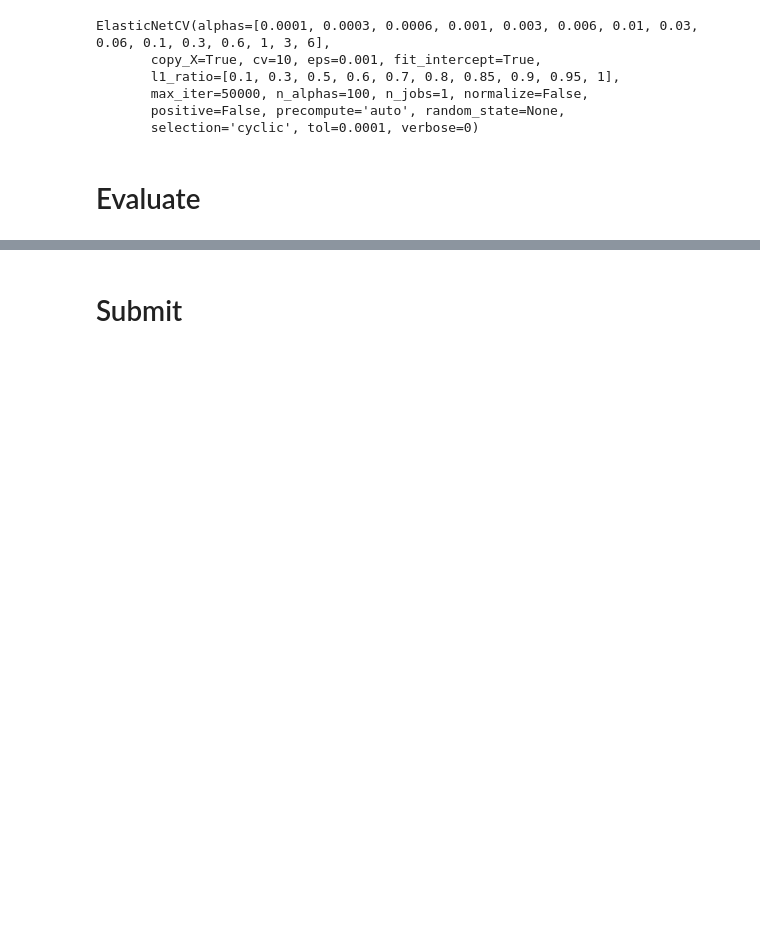
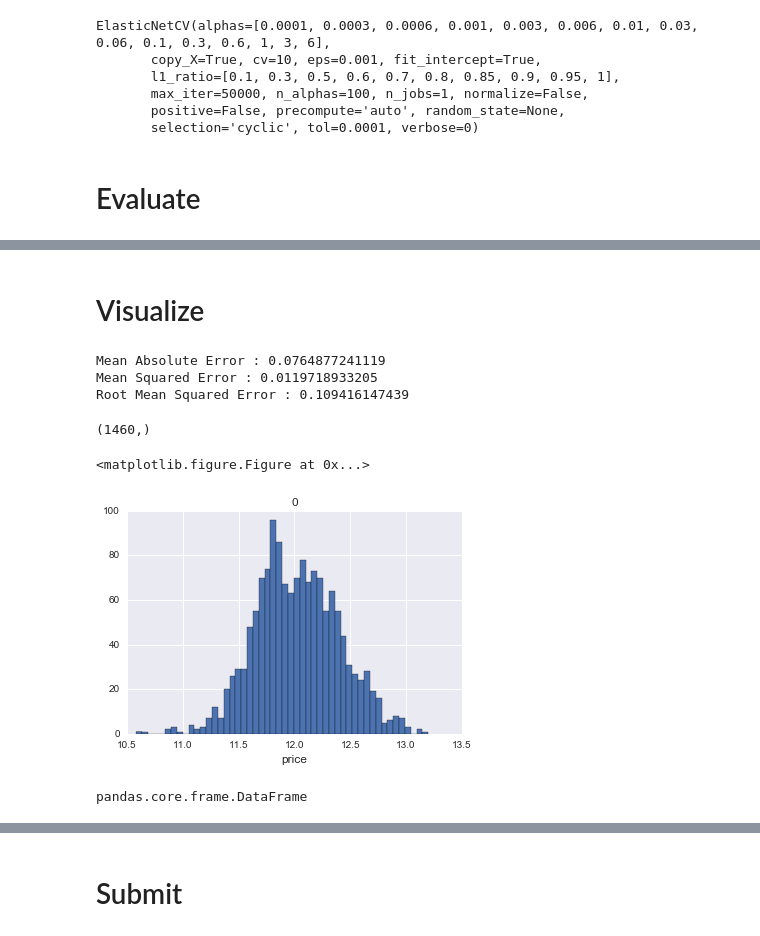
Before and after one commit to ahmadelsallab/HousePrices, a Jupyter notebook: train.ipynb, the cells around one changed output, grey strips where cells are left out. Saved outputs shown, nothing was run; the diff lists cells and outputs as text; code cells hidden in the pictures; blank space fills up the shorter version.

Commit message:
err hist plotting. A new metric is needed on the abs money amount error, not MSE nor percent error.

```diff
--- a/train.ipynb
+++ b/train.ipynb
@@ -490,0 +491,23 @@ Root Mean Squared Error : 0.119583950421
+# %% [markdown]
+# Visualize
+# %%
+predictions_train = model.predict(X)
+
+print("Mean Absolute Error : " + str(mean_absolute_error(predictions_train, y.as_matrix())))
+print("Mean Squared Error : " + str(mean_squared_error(predictions_train, y.as_matrix())))
+print("Root Mean Squared Error : " + str(np.sqrt(mean_squared_error(predictions_train, y.as_matrix()))))
+# %% [output]
+Mean Absolute Error : 0.0764877241119
+Mean Squared Error : 0.0119718933205
+Root Mean Squared Error : 0.109416147439
+# %%
+predictions_train.shape
+# %% [output]
+(1460,)
+# %%
+def hist_plot(logp):
+    plt.figure(figsize=(12,8))
+    logp.hist(bins=50)
+    #logp.plot.line()
+    plt.xlabel('price', fontsize=12)
+    plt.show()
@@ -490,0 +521,7 @@ Root Mean Squared Error : 0.119583950421
+# %%
+hist_plot(pd.DataFrame(predictions_train))
+type(pd.DataFrame(predictions_train))
+# %% [output]
+<matplotlib.figure.Figure at 0x...>
+[figure, added]
+pandas.core.frame.DataFrame
```
Also changed, not shown: parts of 10 cells of this notebook, 1 other file.
